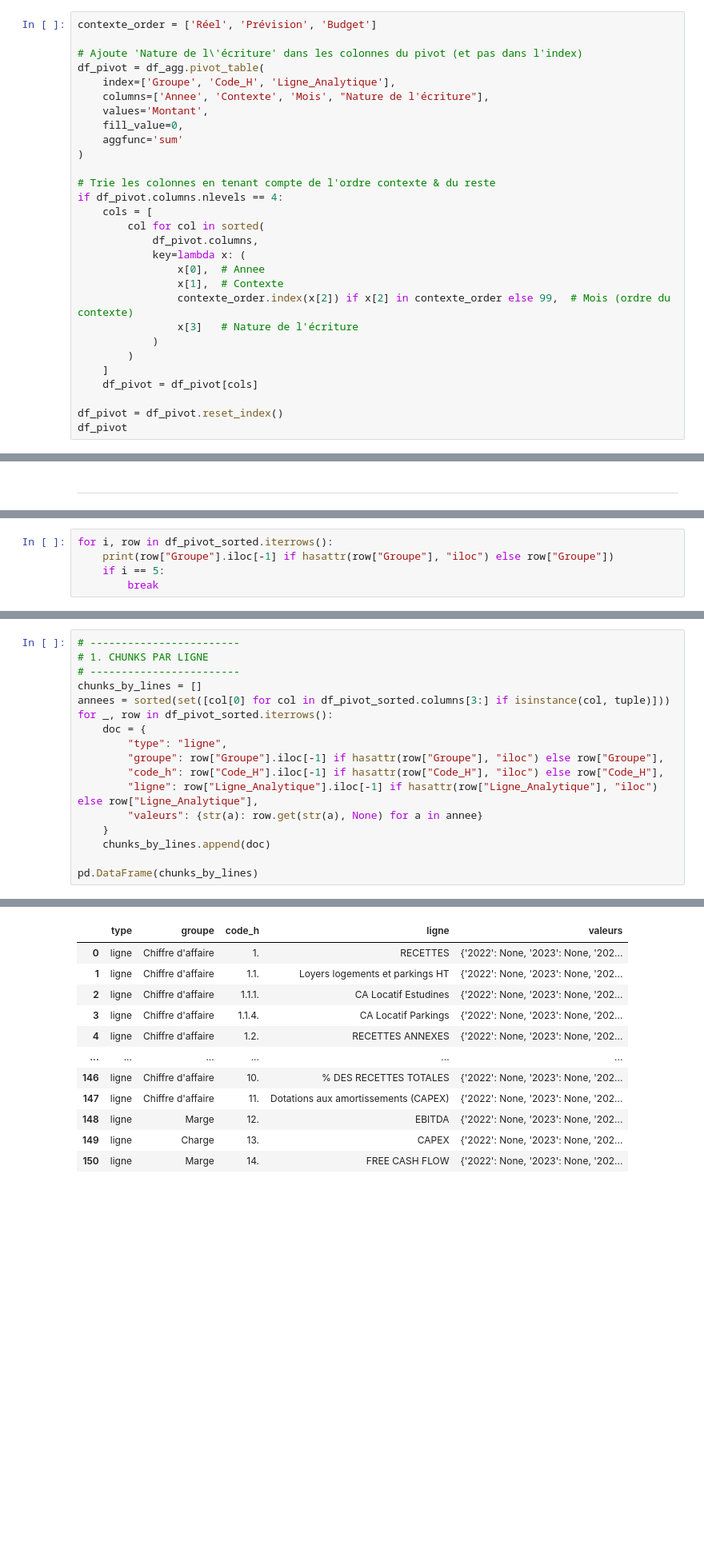
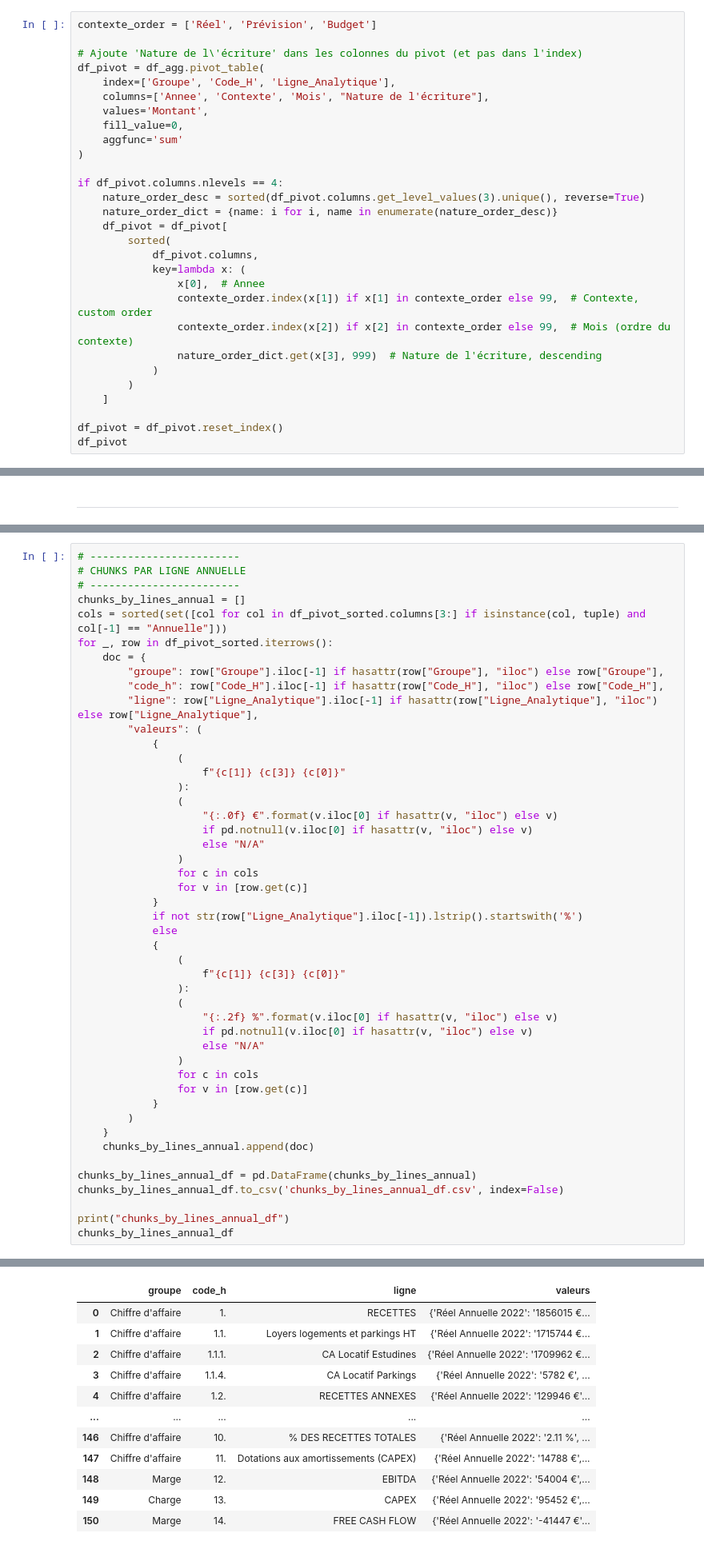
Before and after one commit to Amsa-21/SL_CB_IA, a Jupyter notebook: v4.ipynb, the cells around one changed output, grey strips where cells are left out. Shown at 80% size. Drawn from its saved outputs; the diff is of its cells as text; blank space fills up the shorter version.

```diff
--- a/v4.ipynb
+++ b/v4.ipynb
@@ -148,20 +151,20 @@ df_pivot = df_agg.pivot_table(
     aggfunc='sum'
 )
 
-# Trie les colonnes en tenant compte de l'ordre contexte & du reste
 if df_pivot.columns.nlevels == 4:
-    cols = [
-        col for col in sorted(
+    nature_order_desc = sorted(df_pivot.columns.get_level_values(3).unique(), reverse=True)
+    nature_order_dict = {name: i for i, name in enumerate(nature_order_desc)}
+    df_pivot = df_pivot[
+        sorted(
             df_pivot.columns,
             key=lambda x: (
                 x[0],  # Annee
-                x[1],  # Contexte
+                contexte_order.index(x[1]) if x[1] in contexte_order else 99,  # Contexte, custom order
                 contexte_order.index(x[2]) if x[2] in contexte_order else 99,  # Mois (ordre du contexte)
-                x[3]   # Nature de l'écriture
+                nature_order_dict.get(x[3], 999)  # Nature de l'écriture, descending
             )
         )
     ]
-    df_pivot = df_pivot[cols]
 
 df_pivot = df_pivot.reset_index()
 df_pivot
@@ -613,5 +672,0 @@ annee
-# %%
-for i, row in df_pivot_sorted.iterrows():
-    print(row["Groupe"].iloc[-1] if hasattr(row["Groupe"], "iloc") else row["Groupe"])
-    if i == 5:
-        break
@@ -627,18 +673,48 @@ chunks = []
 # %%
 # ------------------------
-# 1. CHUNKS PAR LIGNE
+# CHUNKS PAR LIGNE ANNUELLE
 # ------------------------
-chunks_by_lines = []
-annees = sorted(set([col[0] for col in df_pivot_sorted.columns[3:] if isinstance(col, tuple)]))
+chunks_by_lines_annual = []
+cols = sorted(set([col for col in df_pivot_sorted.columns[3:] if isinstance(col, tuple) and col[-1] == "Annuelle"]))
 for _, row in df_pivot_sorted.iterrows():
     doc = {
-        "type": "ligne",
         "groupe": row["Groupe"].iloc[-1] if hasattr(row["Groupe"], "iloc") else row["Groupe"],
         "code_h": row["Code_H"].iloc[-1] if hasattr(row["Code_H"], "iloc") else row["Code_H"],
         "ligne": row["Ligne_Analytique"].iloc[-1] if hasattr(row["Ligne_Analytique"], "iloc") else row["Ligne_Analytique"],
-        "valeurs": {str(a): row.get(str(a), None) for a in annee}
+        "valeurs": (
+            {
+                (
+                    f"{c[1]} {c[3]} {c[0]}"
+                ):
+                (
+                    "{:.0f} €".format(v.iloc[0] if hasattr(v, "iloc") else v)
+                    if pd.notnull(v.iloc[0] if hasattr(v, "iloc") else v)
+                    else "N/A"
+                )
+                for c in cols
+                for v in [row.get(c)]
+            }
+            if not str(row["Ligne_Analytique"].iloc[-1]).lstrip().startswith('%')
+            else
+            {
+                (
+                    f"{c[1]} {c[3]} {c[0]}"
+                ):
+                (
+                    "{:.2f} %".format(v.iloc[0] if hasattr(v, "iloc") else v)
+                    if pd.notnull(v.iloc[0] if hasattr(v, "iloc") else v)
+                    else "N/A"
+                )
+                for c in cols
+                for v in [row.get(c)]
+            }
+        )
     }
-    chunks_by_lines.append(doc)
+    chunks_by_lines_annual.append(doc)
 
-pd.DataFrame(chunks_by_lines)
+chunks_by_lines_annual_df = pd.DataFrame(chunks_by_lines_annual)
+chunks_by_lines_annual_df.to_csv('chunks_by_lines_annual_df.csv', index=False)
+
+print("chunks_by_lines_annual_df")
+chunks_by_lines_annual_df
 # %% [output]
@@ -645,12 +722,12 @@ pd.DataFrame(chunks_by_lines)
-|  | type | groupe | code_h | ligne | valeurs |
-| 0 | ligne | Chiffre d'affaire | 1. | RECETTES | {'2022': None, '2023': None, '202... |
-| 1 | ligne | Chiffre d'affaire | 1.1. | Loyers logements et parkings HT | {'2022': None, '2023': None, '202... |
-| 2 | ligne | Chiffre d'affaire | 1.1.1. | CA Locatif Estudines | {'2022': None, '2023': None, '202... |
-| 3 | ligne | Chiffre d'affaire | 1.1.4. | CA Locatif Parkings | {'2022': None, '2023': None, '202... |
-| 4 | ligne | Chiffre d'affaire | 1.2. | RECETTES ANNEXES | {'2022': None, '2023': None, '202... |
-| ... | ... | ... | ... | ... | ... |
-| 146 | ligne | Chiffre d'affaire | 10. | % DES RECETTES TOTALES | {'2022': None, '2023': None, '202... |
-| 147 | ligne | Chiffre d'affaire | 11. | Dotations aux amortissements (CAPEX) | {'2022': None, '2023': None, '202... |
-| 148 | ligne | Marge | 12. | EBITDA | {'2022': None, '2023': None, '202... |
-| 149 | ligne | Charge | 13. | CAPEX | {'2022': None, '2023': None, '202... |
-| 150 | ligne | Marge | 14. | FREE CASH FLOW | {'2022': None, '2023': None, '202... |
+|  | groupe | code_h | ligne | valeurs |
+| 0 | Chiffre d'affaire | 1. | RECETTES | {'Réel Annuelle 2022': '1856015 €... |
+| 1 | Chiffre d'affaire | 1.1. | Loyers logements et parkings HT | {'Réel Annuelle 2022': '1715744 €... |
+| 2 | Chiffre d'affaire | 1.1.1. | CA Locatif Estudines | {'Réel Annuelle 2022': '1709962 €... |
+| 3 | Chiffre d'affaire | 1.1.4. | CA Locatif Parkings | {'Réel Annuelle 2022': '5782 €', ... |
+| 4 | Chiffre d'affaire | 1.2. | RECETTES ANNEXES | {'Réel Annuelle 2022': '129946 €'... |
+| ... | ... | ... | ... | ... |
+| 146 | Chiffre d'affaire | 10. | % DES RECETTES TOTALES | {'Réel Annuelle 2022': '2.11 %', ... |
+| 147 | Chiffre d'affaire | 11. | Dotations aux amortissements (CAPEX) | {'Réel Annuelle 2022': '14788 €',... |
+| 148 | Marge | 12. | EBITDA | {'Réel Annuelle 2022': '54004 €',... |
+| 149 | Charge | 13. | CAPEX | {'Réel Annuelle 2022': '95452 €',... |
+| 150 | Marge | 14. | FREE CASH FLOW | {'Réel Annuelle 2022': '-41447 €'... |
```
Also changed, not shown: parts of 70 cells of this notebook, 9 other files.
